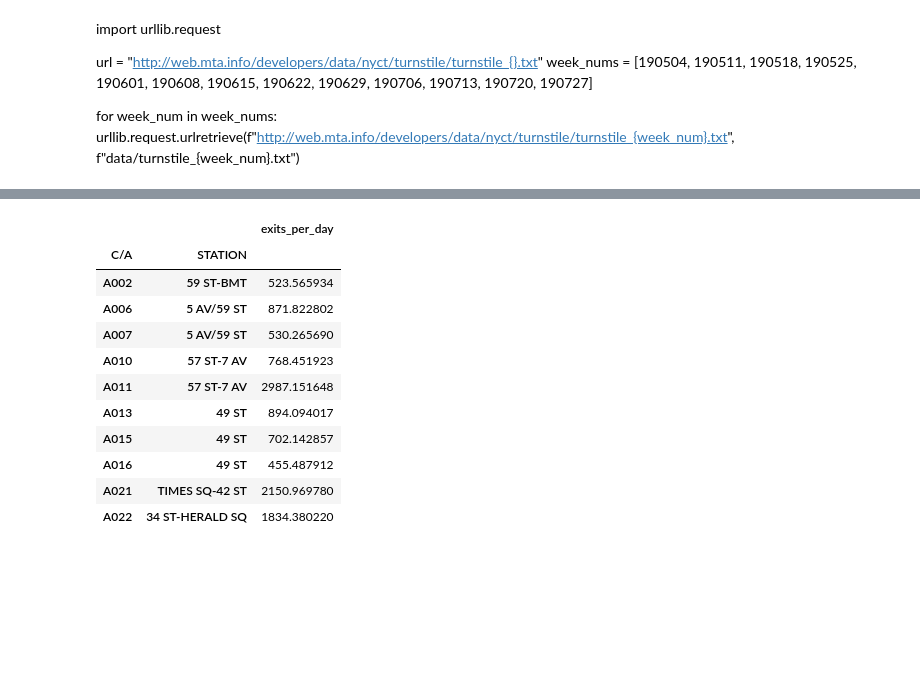
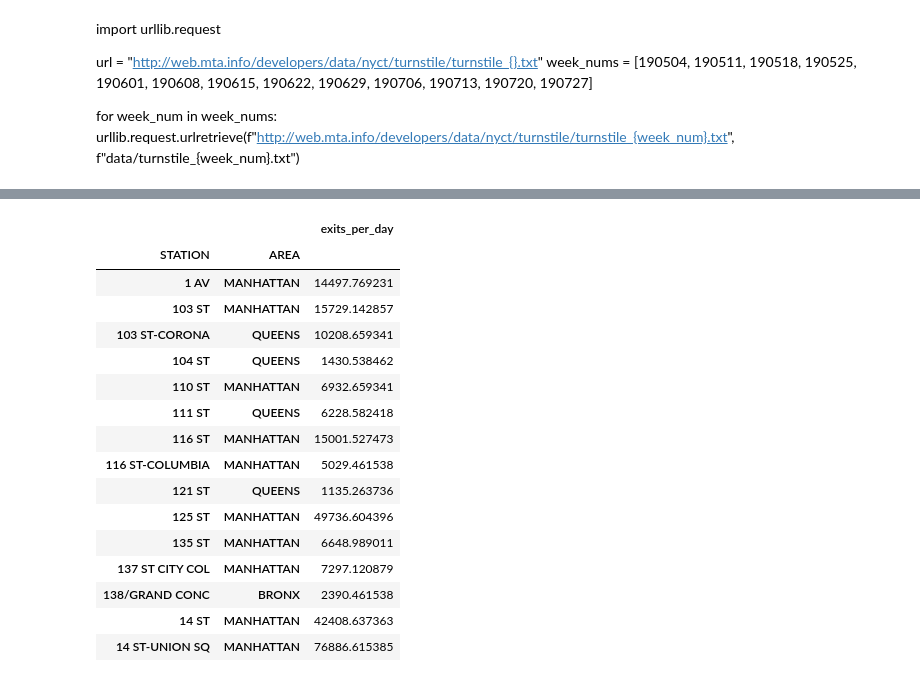
Before and after one commit to Andrewjw91/NY-MTA-Exploratory-Data-Analysis, a Jupyter notebook: mta py 2.ipynb, the cells around one changed output, grey strips where cells are left out. Drawn from its saved outputs; the diff is of its cells as text; code cells hidden in the pictures; blank space fills up the shorter version.

```diff
--- a/mta py 2.ipynb
+++ b/mta py 2.ipynb
@@ -74,8 +54,8 @@ max_exit = df.groupby(['C/A','SCP','STATION','DATE'])[['EXITS']].max()
 # %%
 # Need to find the min(EXITS) for each (SCP) by DATE
-min_exit = df.groupby(['C/A','SCP','STATION','DATE'])[['EXITS']].min()
+min_exit = df.groupby(['C/A','SCP','STATION','DATE','AREA'])[['EXITS']].min()
 # %%
 #Merging total scp exits data into one df, on matching SCP column
-total_scp_exit = pd.merge(max_exit, min_exit, on=['C/A','SCP','STATION','DATE'])
+total_scp_exit = pd.merge(max_exit, min_exit, on=['C/A','SCP','STATION','DATE','AREA'])
 total_scp_exit.head()
 # %% [output]
@@ -125,9 +117,9 @@ sns.displot(total_scp_exit[(total_scp_exit.exits_per_day <20000)].exits_per_day)
 # %%
-#Remove exits_per_day values > 20000
-total_scp_exit2 = total_scp_exit[(total_scp_exit.exits_per_day <20000)]
+#Remove SCP exits_per_day values > 20000
+total_scp_exit2 = total_scp_exit[(total_scp_exit.exits_per_day <51325)]
 # %%
 #Find AVG EXITS per day per SCP.
-avg_daily_exit = total_scp_exit2.groupby(['C/A','STATION','SCP'])[['exits_per_day']].mean()
+avg_daily_exit = total_scp_exit2.groupby(['STATION','DATE','AREA'])[['exits_per_day']].sum()
 avg_daily_exit.head()
 # %% [output]
 |  |  |  | exits_per_day |
@@ -140,20 +144,25 @@ avg_daily_exit.head()
 # %%
-#Group by C/A and return the mean of daily exits of all SCP per C/A
-station_daily = avg_daily_exit.groupby(['C/A','STATION'])[['exits_per_day']].mean()
-station_daily.head(10)
+#Group by STATION and return the mean of daily exits of all SCP per C/A
+station_daily = avg_daily_exit.groupby(['STATION','AREA'])[['exits_per_day']].mean()
+station_daily.head(15)
 # %% [output]
 |  |  | exits_per_day |
-| C/A | STATION |  |
-| A002 | 59 ST-BMT | 523.565934 |
-| A006 | 5 AV/59 ST | 871.822802 |
-| A007 | 5 AV/59 ST | 530.265690 |
-| A010 | 57 ST-7 AV | 768.451923 |
-| A011 | 57 ST-7 AV | 2987.151648 |
-| A013 | 49 ST | 894.094017 |
-| A015 | 49 ST | 702.142857 |
-| A016 | 49 ST | 455.487912 |
-| A021 | TIMES SQ-42 ST | 2150.969780 |
-| A022 | 34 ST-HERALD SQ | 1834.380220 |
+| STATION | AREA |  |
+| 1 AV | MANHATTAN | 14497.769231 |
+| 103 ST | MANHATTAN | 15729.142857 |
+| 103 ST-CORONA | QUEENS | 10208.659341 |
+| 104 ST | QUEENS | 1430.538462 |
+| 110 ST | MANHATTAN | 6932.659341 |
+| 111 ST | QUEENS | 6228.582418 |
+| 116 ST | MANHATTAN | 15001.527473 |
+| 116 ST-COLUMBIA | MANHATTAN | 5029.461538 |
+| 121 ST | QUEENS | 1135.263736 |
+| 125 ST | MANHATTAN | 49736.604396 |
+| 135 ST | MANHATTAN | 6648.989011 |
+| 137 ST CITY COL | MANHATTAN | 7297.120879 |
+| 138/GRAND CONC | BRONX | 2390.461538 |
+| 14 ST | MANHATTAN | 42408.637363 |
+| 14 ST-UNION SQ | MANHATTAN | 76886.615385 |
 # %%
 sns.displot(station_daily.exits_per_day)
 # %% [output]
```
Also changed, not shown: parts of 27 cells of this notebook.
